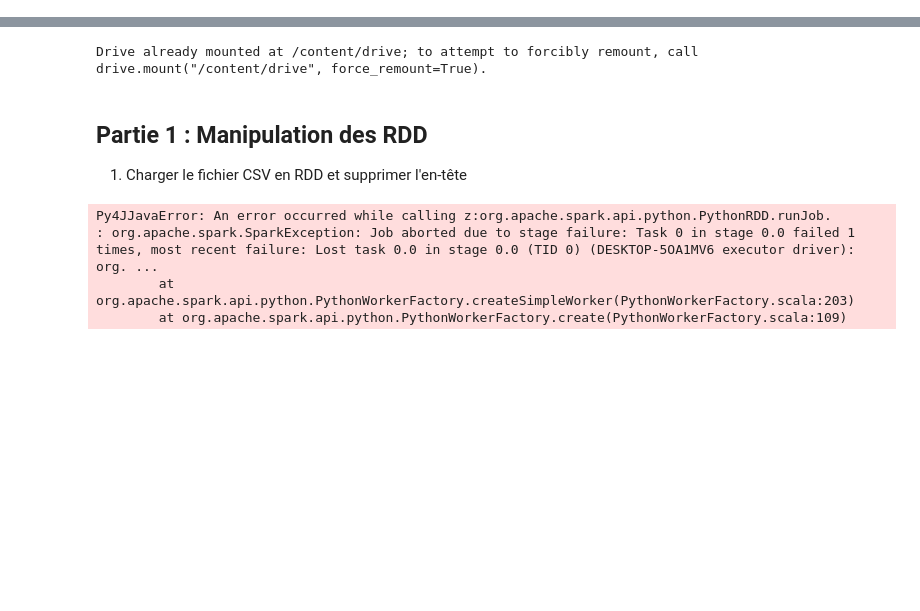
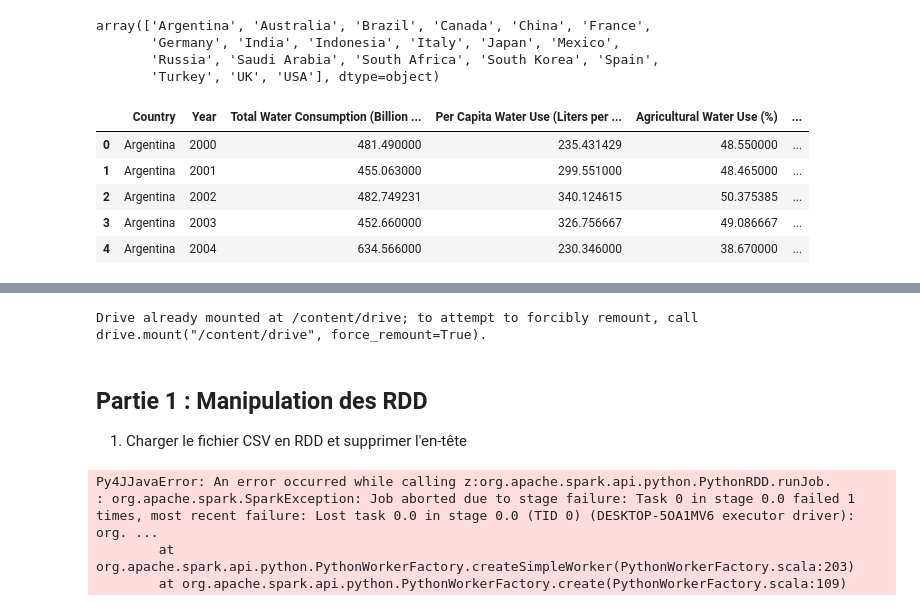
Before and after one commit to laabidihamza/global-water-consumption-with-spark, a Jupyter notebook: water_consumption.ipynb, the cells around one changed output, grey strips where cells are left out. Saved outputs shown, nothing was run; the diff lists cells and outputs as text; code cells hidden in the pictures; blank space fills up the shorter version.

```diff
--- a/water_consumption.ipynb
+++ b/water_consumption.ipynb
@@ -0,0 +3,18 @@
+# %%
+df = pd.read_csv('./cleaned_global_water_consumption.csv')
+# %%
+df['Country'].unique()
+# %% [output]
+array(['Argentina', 'Australia', 'Brazil', 'Canada', 'China', 'France',
+       'Germany', 'India', 'Indonesia', 'Italy', 'Japan', 'Mexico',
+       'Russia', 'Saudi Arabia', 'South Africa', 'South Korea', 'Spain',
+       'Turkey', 'UK', 'USA'], dtype=object)
+# %%
+df.head()
+# %% [output]
+|  | Country | Year | Total Water Consumption (Billion ... | Per Capita Water Use (Liters per ... | Agricultural Water Use (%) | ... |
+| 0 | Argentina | 2000 | 481.490000 | 235.431429 | 48.550000 | ... |
+| 1 | Argentina | 2001 | 455.063000 | 299.551000 | 48.465000 | ... |
+| 2 | Argentina | 2002 | 482.749231 | 340.124615 | 50.375385 | ... |
+| 3 | Argentina | 2003 | 452.660000 | 326.756667 | 49.086667 | ... |
+| 4 | Argentina | 2004 | 634.566000 | 230.346000 | 38.670000 | ... |
```
Also changed, not shown: parts of 2 cells of this notebook, 21 other files.
